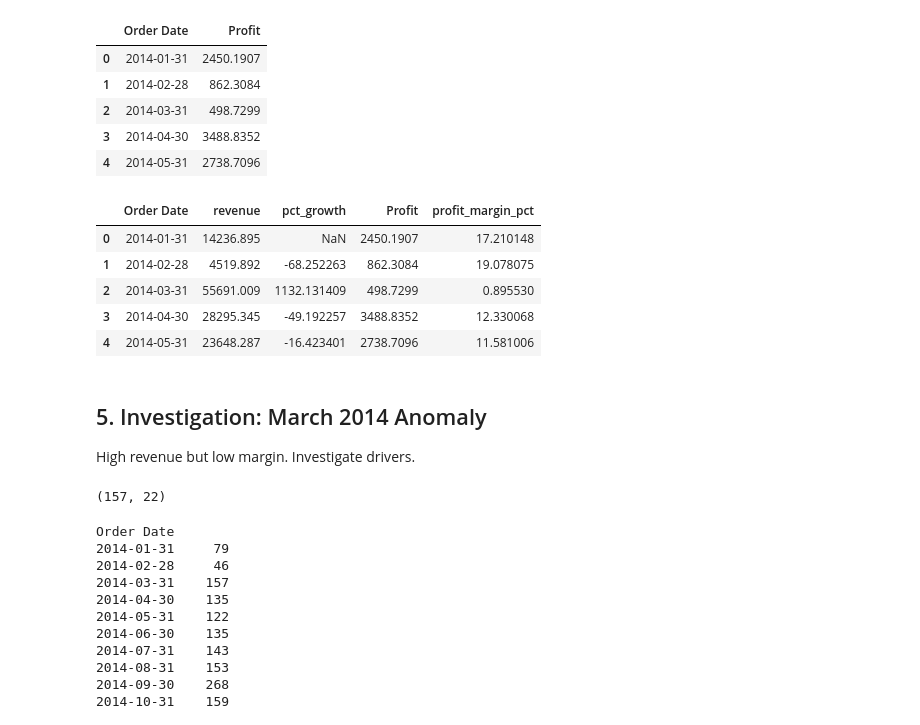
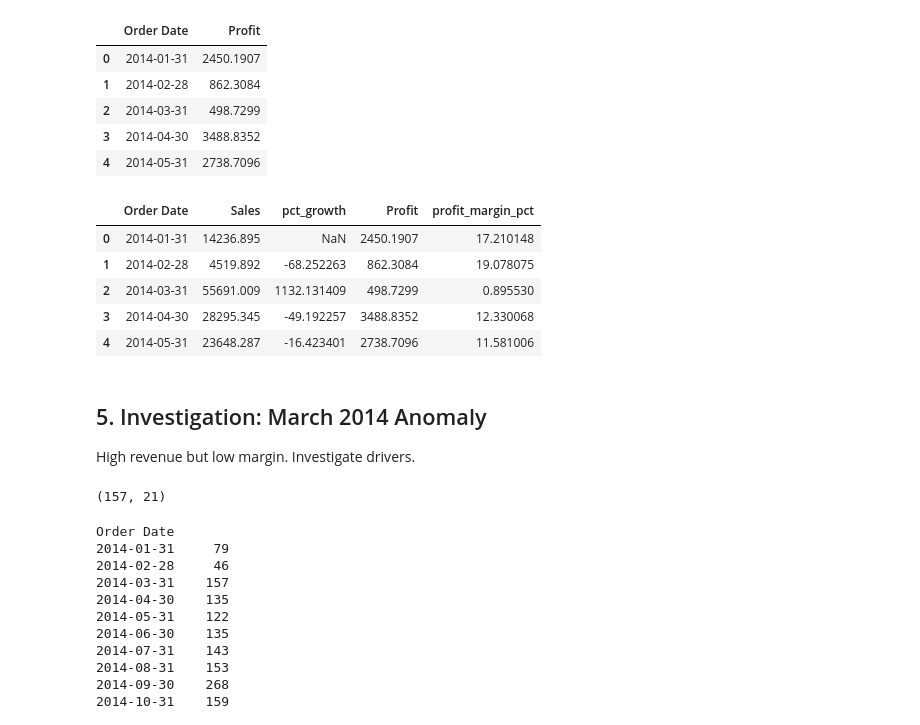
Before and after one commit to Julie-max/InsightFoundry, a Jupyter notebook: notebooks/00_kpis.ipynb, the cells around one changed output. Drawn from its saved outputs; the diff is of its cells as text; code cells hidden in the pictures.

```diff
--- a/notebooks/00_kpis.ipynb
+++ b/notebooks/00_kpis.ipynb
@@ -66,10 +66,9 @@ memory usage: 1.6+ MB
 # %%
 # Example column names: quantity, unit_price, order_date, product_name, region
 
-df['Order Date'] = pd.to_datetime(df['Order Date'])
-df['revenue'] = df['Sales']
+df['Order Date'] = pd.to_datetime(df['Order Date'], format='mixed')
 
-print("Total Revenue:", df['revenue'].sum())
+print("Total Revenue:", df['Sales'].sum())
 # %% [output]
 Total Revenue: 2297200.8603000003
 # %% [markdown]
@@ -77,11 +76,11 @@ Total Revenue: 2297200.8603000003
 Compute monthly revenue and month-over-month growth %.
 # %%
 monthly_revenue = (
-    df.groupby(pd.Grouper(key='Order Date', freq='M'))['revenue']
+    df.groupby(pd.Grouper(key='Order Date', freq='M'))['Sales']
       .sum()
       .reset_index()
 )
 
-monthly_revenue['pct_growth'] = monthly_revenue['revenue'].pct_change() * 100
+monthly_revenue['pct_growth'] = monthly_revenue['Sales'].pct_change() * 100
 monthly_revenue.head()
 # %% [output]
@@ -149,17 +148,17 @@ monthly_profit.head()
 # %%
 monthly_combined = monthly_revenue.merge(
     monthly_profit,
     on='Order Date'
 )
 
 monthly_combined['profit_margin_pct'] = (
     monthly_combined['Profit'] /
-    monthly_combined['revenue']
+    monthly_combined['Sales']
 ) * 100
 
 monthly_combined.head()
 # %% [output]
-|  | Order Date | revenue | pct_growth | Profit | profit_margin_pct |
+|  | Order Date | Sales | pct_growth | Profit | profit_margin_pct |
 | 0 | 2014-01-31 | 14236.895 | NaN | 2450.1907 | 17.210148 |
 | 1 | 2014-02-28 | 4519.892 | -68.252263 | 862.3084 | 19.078075 |
 | 2 | 2014-03-31 | 55691.009 | 1132.131409 | 498.7299 | 0.895530 |
@@ -172,7 +171,7 @@ High revenue but low margin. Investigate drivers.
 march_2014= df[(df["Order Date"].dt.month == 3)&(df["Order Date"].dt.year == 2014)]
 march_2014.shape
 # %% [output]
-(157, 22)
+(157, 21)
 # %%
 df.groupby(pd.Grouper(key="Order Date", freq="M")).size()
 # %% [output]
```
Also changed, not shown: parts of 9 cells of this notebook, 2 other files.
